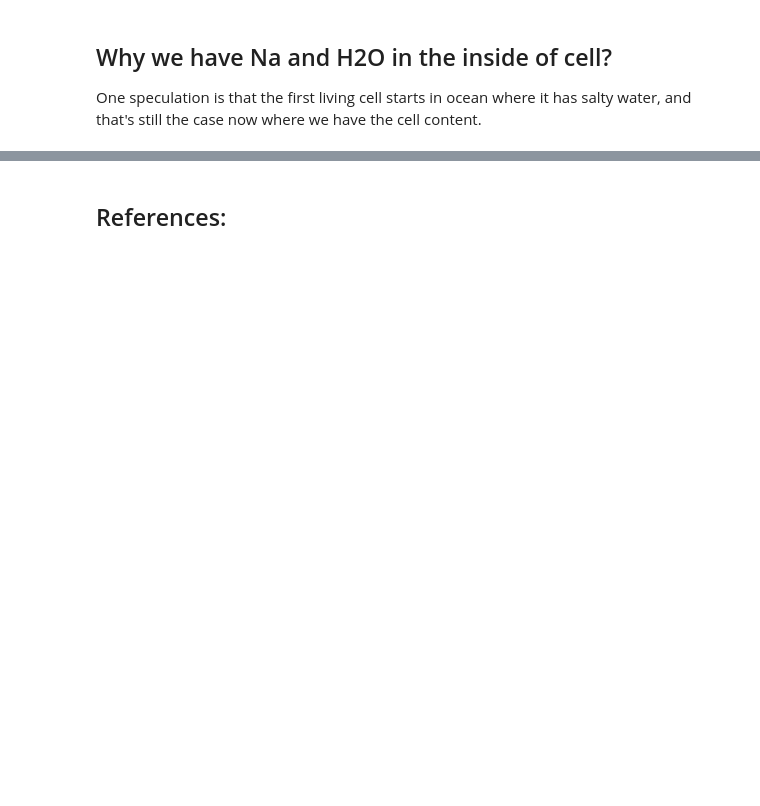
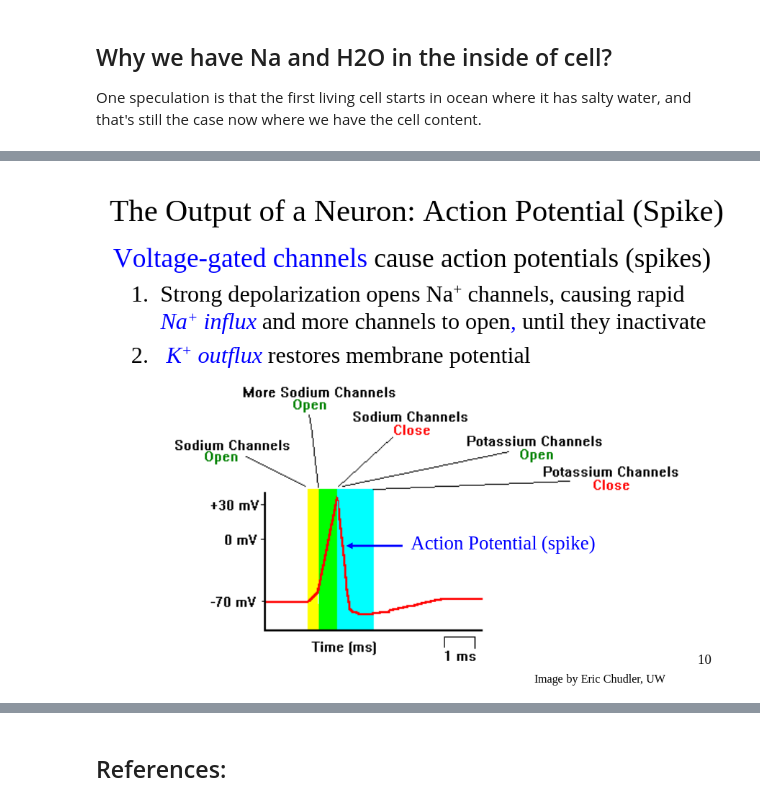
Before and after one commit to mhmdrdwn/com-neuro, a Jupyter notebook: week1.ipynb, the cells around one changed output, grey strips where cells are left out. Saved outputs shown, nothing was run; the diff lists cells and outputs as text; code cells hidden in the pictures; blank space fills up the shorter version.

```diff
--- a/week1.ipynb
+++ b/week1.ipynb
@@ -185,0 +210,4 @@ One speculation is that the first living cell starts in ocean where it has salty
+# %%
+Image(filename= "action_pot2.png", width=700)
+# %% [output]
+[figure, added]
```
Also changed, not shown: parts of 9 cells of this notebook.
